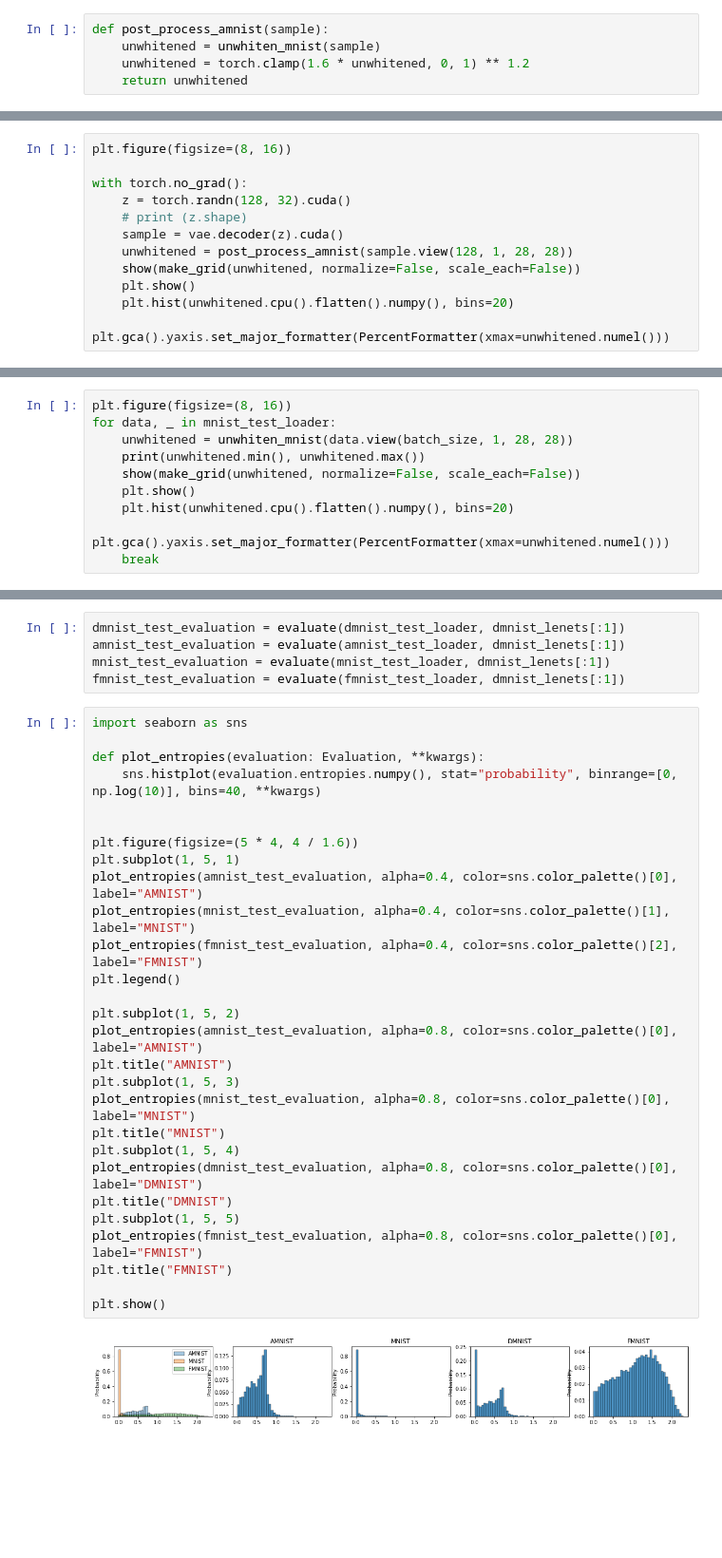
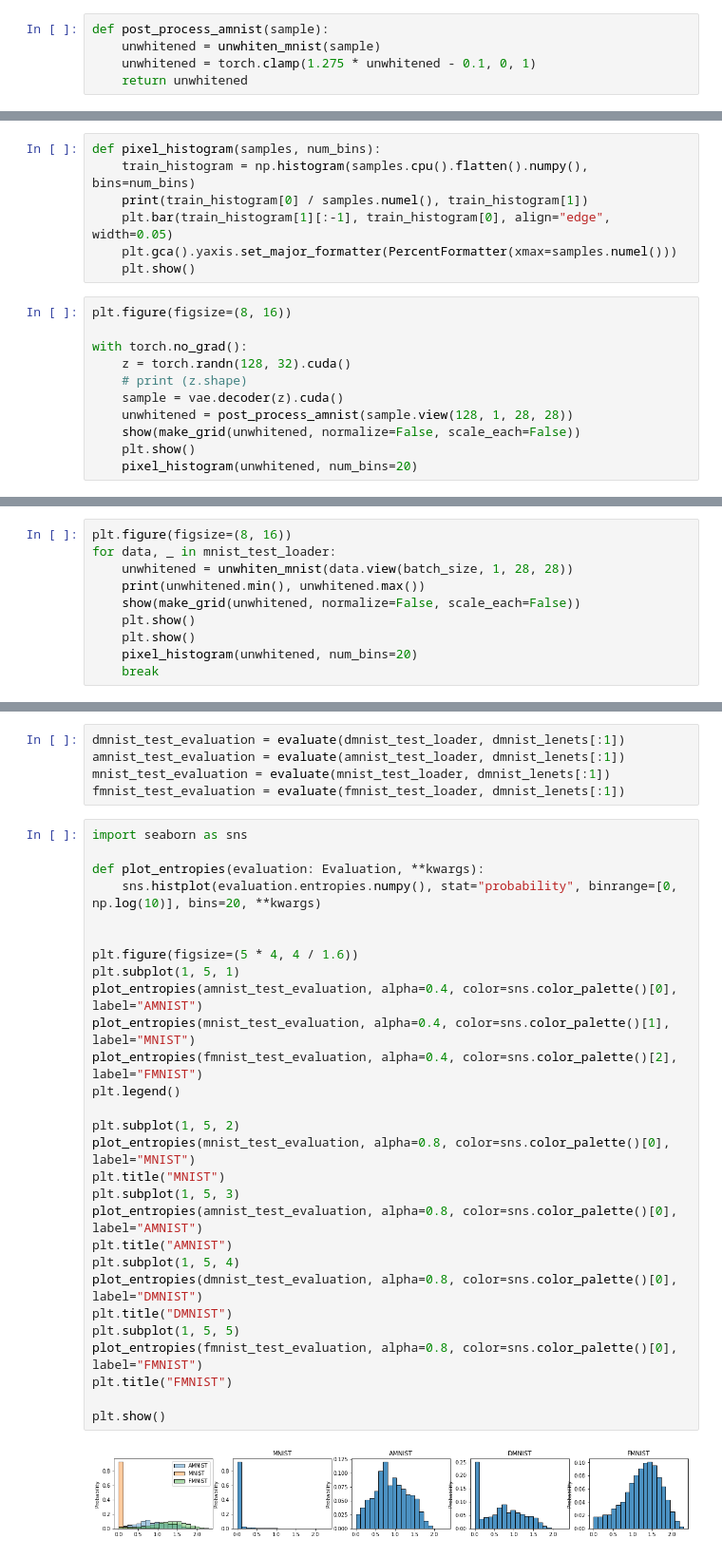
Before and after one commit to BlackHC/ddu_dirty_mnist, a Jupyter notebook: 02_dirtymnist.ipynb, the cells around one changed output, grey strips where cells are left out. Shown at 95% size. Saved outputs shown, nothing was run; the diff lists cells and outputs as text; blank space fills up the shorter version.

Commit message:
Commit a mostly final notebook which creates DirtyMNIST

```diff
--- a/02_dirtymnist.ipynb
+++ b/02_dirtymnist.ipynb
@@ -218,10 +225,17 @@ Before we calibrate the VAE properly, we use the following method to post proces
 # %%
 def post_process_amnist(sample):
     unwhitened = unwhiten_mnist(sample)
-    unwhitened = torch.clamp(1.6 * unwhitened, 0, 1) ** 1.2
+    unwhitened = torch.clamp(1.275 * unwhitened - 0.1, 0, 1)
     return unwhitened
 # %% [markdown]
 Sample images from the latent space and visualize their histogram:
+# %%
+def pixel_histogram(samples, num_bins):
+    train_histogram = np.histogram(samples.cpu().flatten().numpy(), bins=num_bins)
+    print(train_histogram[0] / samples.numel(), train_histogram[1])
+    plt.bar(train_histogram[1][:-1], train_histogram[0], align="edge", width=0.05)
+    plt.gca().yaxis.set_major_formatter(PercentFormatter(xmax=samples.numel()))
+    plt.show()
 # %%
 plt.figure(figsize=(8, 16))
 
@@ -232,6 +246,5 @@ with torch.no_grad():
     unwhitened = post_process_amnist(sample.view(128, 1, 28, 28))
     show(make_grid(unwhitened, normalize=False, scale_each=False))
     plt.show()
-    plt.hist(unwhitened.cpu().flatten().numpy(), bins=20)
-    plt.gca().yaxis.set_major_formatter(PercentFormatter(xmax=unwhitened.numel()))
+    pixel_histogram(unwhitened, num_bins=20)
 # %% [output]
@@ -246,8 +264,8 @@ for data, _ in mnist_test_loader:
     print(unwhitened.min(), unwhitened.max())
     show(make_grid(unwhitened, normalize=False, scale_each=False))
     plt.show()
-    plt.hist(unwhitened.cpu().flatten().numpy(), bins=20)
-    plt.gca().yaxis.set_major_formatter(PercentFormatter(xmax=unwhitened.numel()))
+    plt.show()
+    pixel_histogram(unwhitened, num_bins=20)
     break
 # %% [output]
 tensor(0.) tensor(1.)
@@ -1344,30 +1397,30 @@ fmnist_test_evaluation = evaluate(fmnist_test_loader, dmnist_lenets[:1])
 # %%
 import seaborn as sns
 
 def plot_entropies(evaluation: Evaluation, **kwargs):
-    sns.histplot(evaluation.entropies.numpy(), stat="probability", binrange=[0, np.log(10)], bins=40, **kwargs)
+    sns.histplot(evaluation.entropies.numpy(), stat="probability", binrange=[0, np.log(10)], bins=20, **kwargs)
 
 
 plt.figure(figsize=(5 * 4, 4 / 1.6))
 plt.subplot(1, 5, 1)
 plot_entropies(amnist_test_evaluation, alpha=0.4, color=sns.color_palette()[0], label="AMNIST")
 plot_entropies(mnist_test_evaluation, alpha=0.4, color=sns.color_palette()[1], label="MNIST")
 plot_entropies(fmnist_test_evaluation, alpha=0.4, color=sns.color_palette()[2], label="FMNIST")
 plt.legend()
 
 plt.subplot(1, 5, 2)
+plot_entropies(mnist_test_evaluation, alpha=0.8, color=sns.color_palette()[0], label="MNIST")
+plt.title("MNIST")
+plt.subplot(1, 5, 3)
 plot_entropies(amnist_test_evaluation, alpha=0.8, color=sns.color_palette()[0], label="AMNIST")
 plt.title("AMNIST")
-plt.subplot(1, 5, 3)
-plot_entropies(mnist_test_evaluation, alpha=0.8, color=sns.color_palette()[0], label="MNIST")
-plt.title("MNIST")
 plt.subplot(1, 5, 4)
 plot_entropies(dmnist_test_evaluation, alpha=0.8, color=sns.color_palette()[0], label="DMNIST")
 plt.title("DMNIST")
 plt.subplot(1, 5, 5)
 plot_entropies(fmnist_test_evaluation, alpha=0.8, color=sns.color_palette()[0], label="FMNIST")
 plt.title("FMNIST")
 
 plt.show()
 # %% [output]
-[figure, old version]
+[figure, new version]
```
Also changed, not shown: parts of 115 cells of this notebook, 4 other files.
